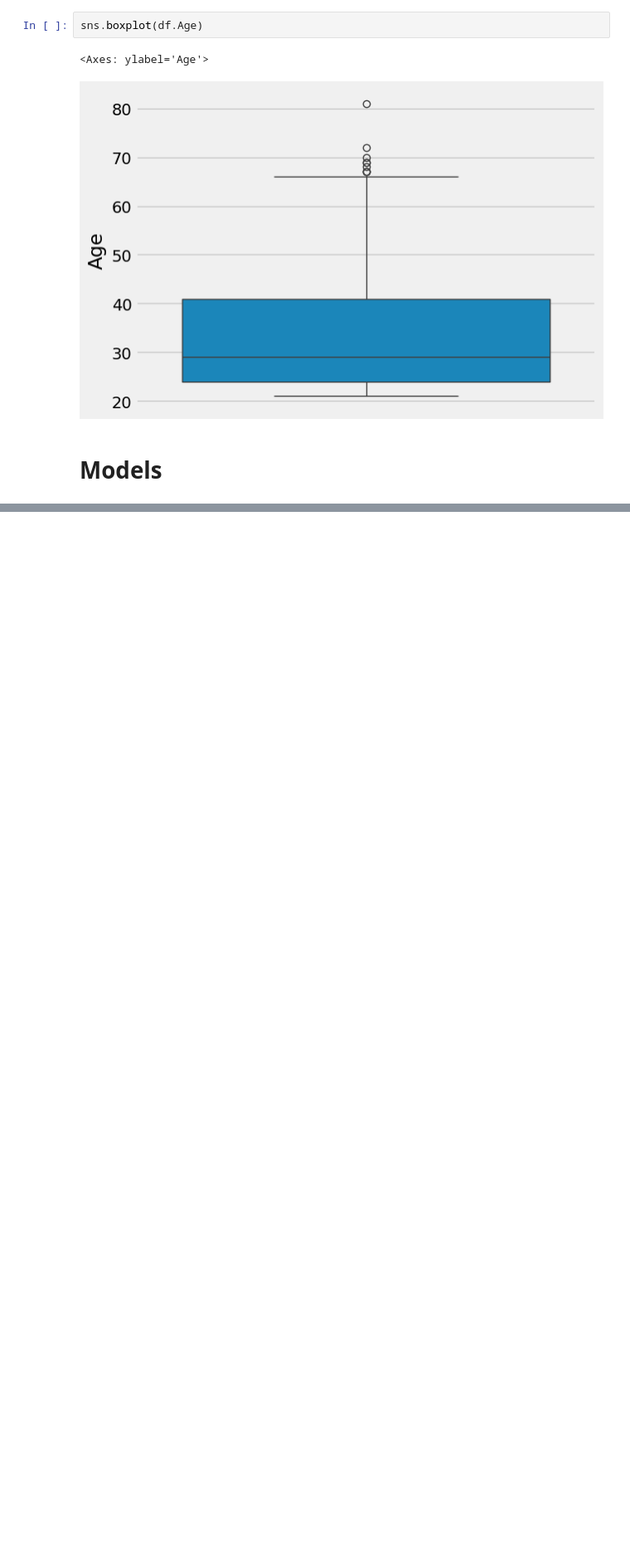
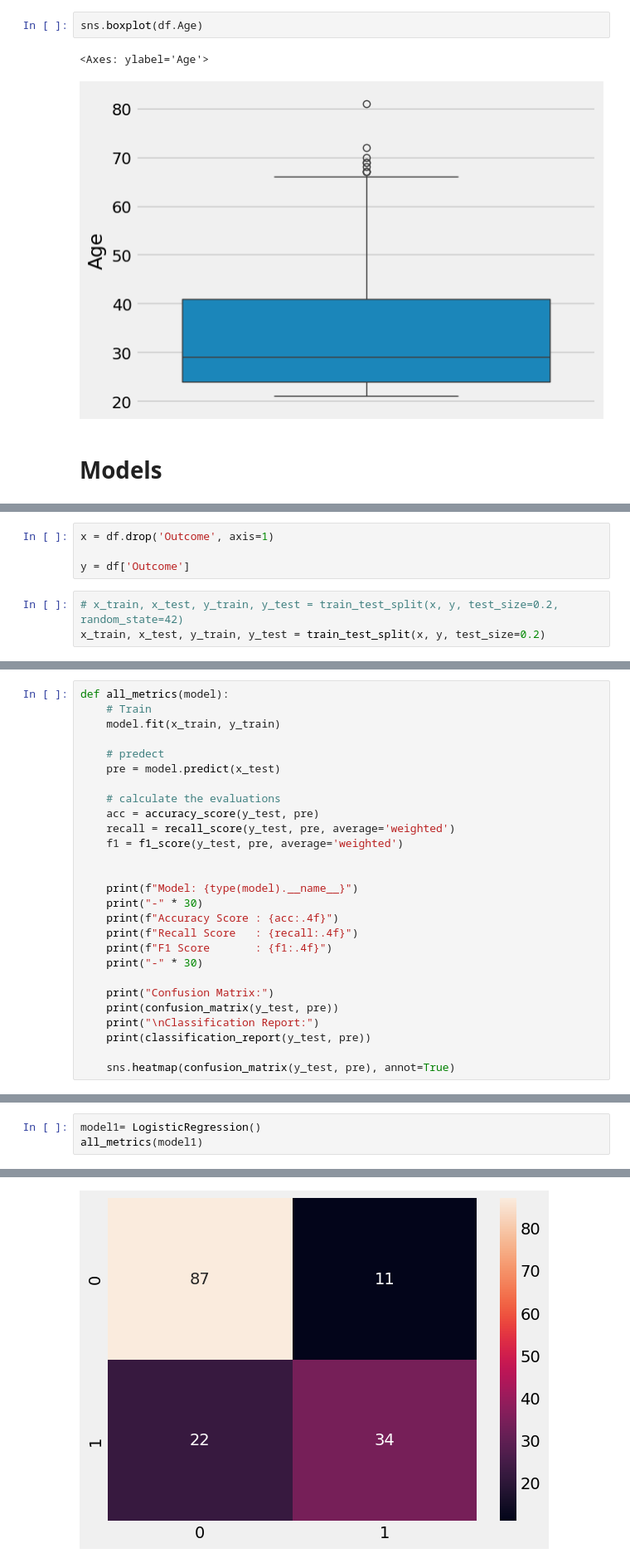
Before and after one commit to Dima-BR/machine-learning-projects, a Jupyter notebook: Diabetes_Predection.ipynb, the cells around one changed output, grey strips where cells are left out. Shown at 83% size. Drawn from its saved outputs; the diff is of its cells as text; blank space fills up the shorter version.

```diff
--- a/Diabetes_Predection.ipynb
+++ b/Diabetes_Predection.ipynb
@@ -164,0 +166,7 @@ sns.boxplot(df.Age)
+# %%
+x = df.drop('Outcome', axis=1)
+
+y = df['Outcome']
+# %%
+# x_train, x_test, y_train, y_test = train_test_split(x, y, test_size=0.2, random_state=42)
+x_train, x_test, y_train, y_test = train_test_split(x, y, test_size=0.2)
@@ -164,0 +176,27 @@ sns.boxplot(df.Age)
+# %%
+def all_metrics(model):
+    # Train
+    model.fit(x_train, y_train)
+
+    # predect
+    pre = model.predict(x_test)
+
+    # calculate the evaluations
+    acc = accuracy_score(y_test, pre)
+    recall = recall_score(y_test, pre, average='weighted')
+    f1 = f1_score(y_test, pre, average='weighted')
+
+
+    print(f"Model: {type(model).__name__}")
+    print("-" * 30)
+    print(f"Accuracy Score : {acc:.4f}")
+    print(f"Recall Score   : {recall:.4f}")
+    print(f"F1 Score       : {f1:.4f}")
+    print("-" * 30)
+
+    print("Confusion Matrix:")
+    print(confusion_matrix(y_test, pre))
+    print("\nClassification Report:")
+    print(classification_report(y_test, pre))
+
+    sns.heatmap(confusion_matrix(y_test, pre), annot=True)
@@ -164,0 +205,4 @@ sns.boxplot(df.Age)
+# %%
+model1= LogisticRegression()
+all_metrics(model1)
+# %% [output]
@@ -164,0 +228 @@ sns.boxplot(df.Age)
+[figure, added]
```
Also changed, not shown: parts of 11 cells of this notebook.
